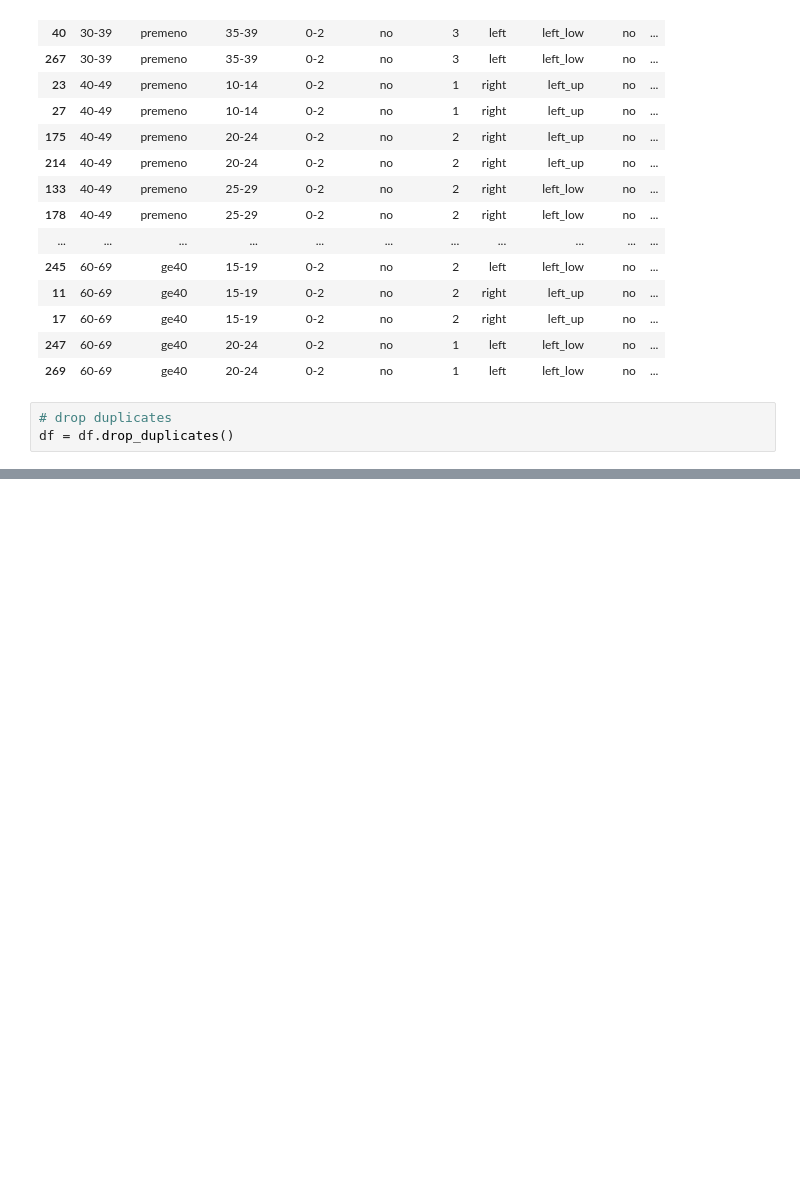
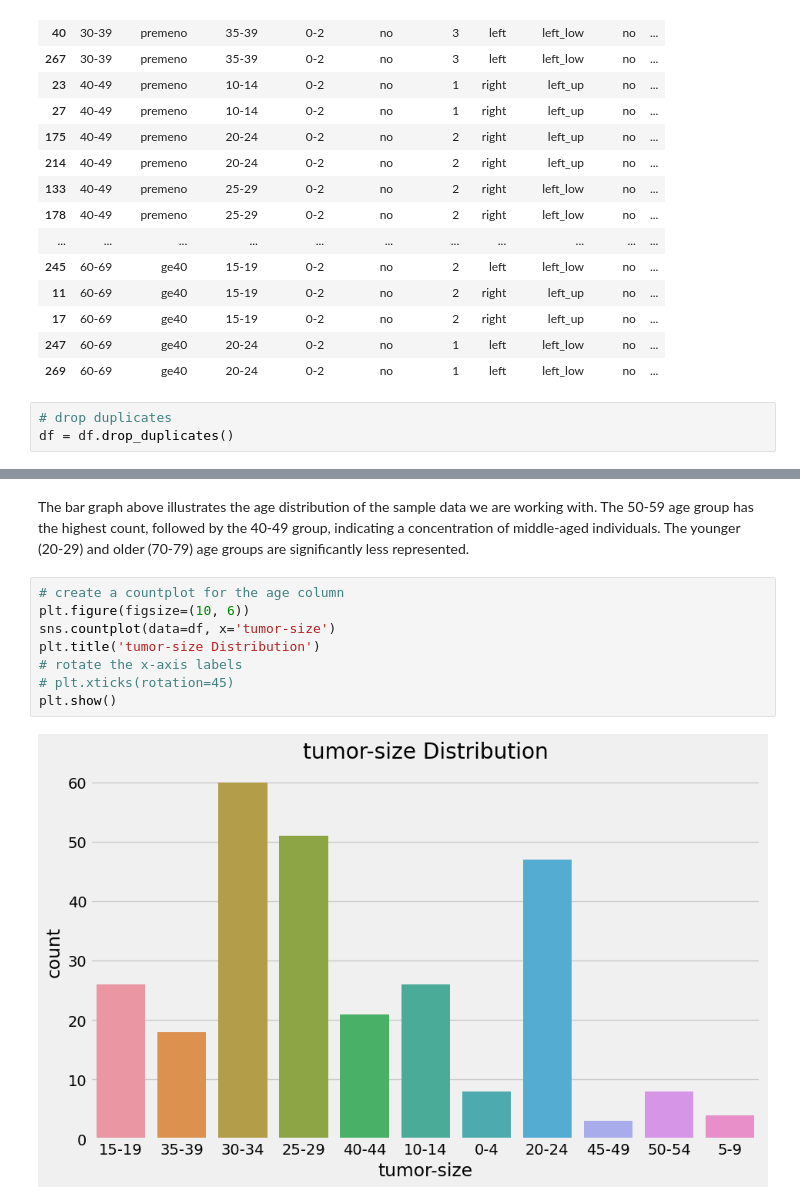
Before and after one commit to josephgitau/September-intake, a Jupyter notebook: EDA.ipynb, the cells around one changed output, grey strips where cells are left out. Drawn from its saved outputs; the diff is of its cells as text; blank space fills up the shorter version.

```diff
--- a/EDA.ipynb
+++ b/EDA.ipynb
@@ -183,0 +202,12 @@ df = df.drop_duplicates()
+# %% [markdown]
+The bar graph above illustrates the age distribution of the sample data we are working with. The 50-59 age group has the highest count, followed by the 40-49 group, indicating a concentration of middle-aged individuals. The younger (20-29) and older (70-79) age groups are significantly less represented.
+# %%
+# create a countplot for the age column
+plt.figure(figsize=(10, 6))
+sns.countplot(data=df, x='tumor-size')
+plt.title('tumor-size Distribution')
+# rotate the x-axis labels
+# plt.xticks(rotation=45)
+plt.show()
+# %% [output]
+[figure, added]
```
Also changed, not shown: parts of 13 cells of this notebook.
